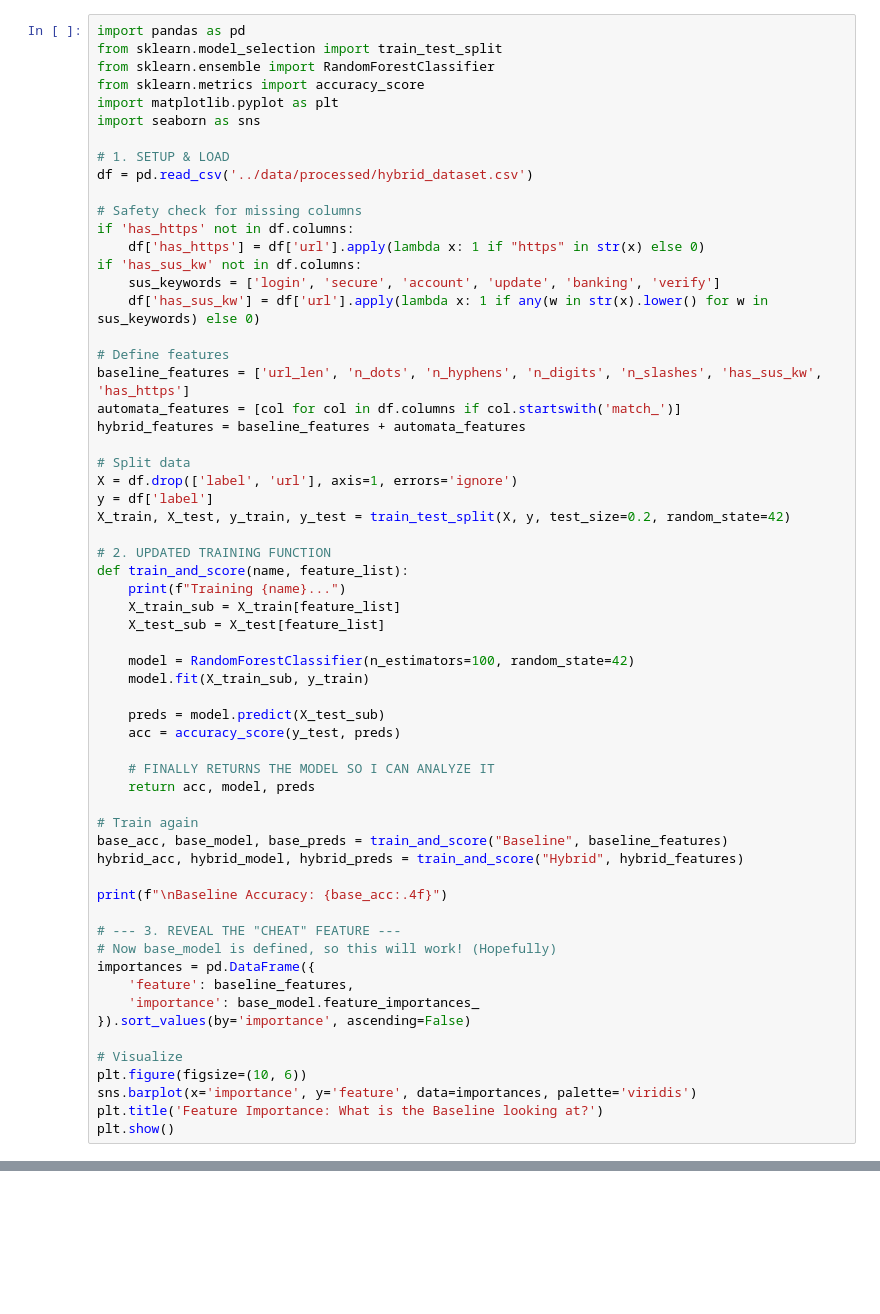
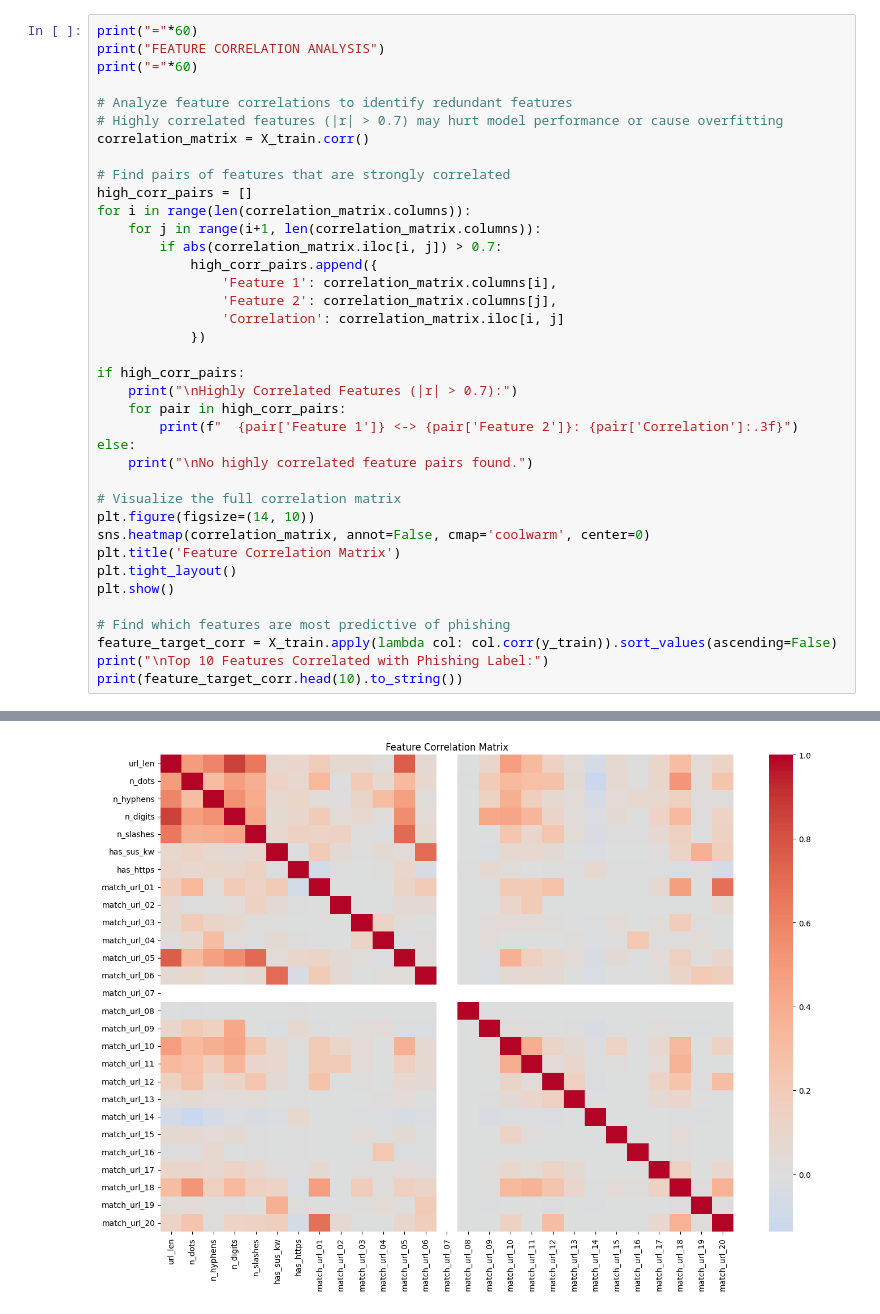
Before and after one commit to AlexWaite03/Capstone_Project, a Jupyter notebook: notebooks/model_training.ipynb, the cells around one changed output, grey strips where cells are left out. Cells and saved outputs as stored; diff of their text form; blank space fills up the shorter version.

```diff
--- a/notebooks/model_training.ipynb
+++ b/notebooks/model_training.ipynb
@@ -82,62 +63,39 @@ Hybrid Features:   27
 # %%
-import pandas as pd
-from sklearn.model_selection import train_test_split
-from sklearn.ensemble import RandomForestClassifier
-from sklearn.metrics import accuracy_score
-import matplotlib.pyplot as plt
-import seaborn as sns
+print("="*60)
+print("FEATURE CORRELATION ANALYSIS")
+print("="*60)
 
-# 1. SETUP & LOAD
-df = pd.read_csv('../data/processed/hybrid_dataset.csv')
+# Analyze feature correlations to identify redundant features
+# Highly correlated features (|r| > 0.7) may hurt model performance or cause overfitting
+correlation_matrix = X_train.corr()
 
-# Safety check for missing columns
-if 'has_https' not in df.columns:
-    df['has_https'] = df['url'].apply(lambda x: 1 if "https" in str(x) else 0)
-if 'has_sus_kw' not in df.columns:
-    sus_keywords = ['login', 'secure', 'account', 'update', 'banking', 'verify']
-    df['has_sus_kw'] = df['url'].apply(lambda x: 1 if any(w in str(x).lower() for w in sus_keywords) else 0)
+# Find pairs of features that are strongly correlated
+high_corr_pairs = []
+for i in range(len(correlation_matrix.columns)):
+    for j in range(i+1, len(correlation_matrix.columns)):
+        if abs(correlation_matrix.iloc[i, j]) > 0.7:
+            high_corr_pairs.append({
+                'Feature 1': correlation_matrix.columns[i],
+                'Feature 2': correlation_matrix.columns[j],
+                'Correlation': correlation_matrix.iloc[i, j]
+            })
 
-# Define features
-baseline_features = ['url_len', 'n_dots', 'n_hyphens', 'n_digits', 'n_slashes', 'has_sus_kw', 'has_https']
-automata_features = [col for col in df.columns if col.startswith('match_')]
-hybrid_features = baseline_features + automata_features
+if high_corr_pairs:
+    print("\nHighly Correlated Features (|r| > 0.7):")
+    for pair in high_corr_pairs:
+        print(f"  {pair['Feature 1']} <-> {pair['Feature 2']}: {pair['Correlation']:.3f}")
+else:
+    print("\nNo highly correlated feature pairs found.")
 
-# Split data
-X = df.drop(['label', 'url'], axis=1, errors='ignore')
-y = df['label']
-X_train, X_test, y_train, y_test = train_test_split(X, y, test_size=0.2, random_state=42)
+# Visualize the full correlation matrix
+plt.figure(figsize=(14, 10))
+sns.heatmap(correlation_matrix, annot=False, cmap='coolwarm', center=0)
+plt.title('Feature Correlation Matrix')
+plt.tight_layout()
+plt.show()
 
-# 2. UPDATED TRAINING FUNCTION
-def train_and_score(name, feature_list):
-    print(f"Training {name}...")
-    X_train_sub = X_train[feature_list]
-    X_test_sub = X_test[feature_list]
-
-    model = RandomForestClassifier(n_estimators=100, random_state=42)
-    model.fit(X_train_sub, y_train)
-
-    preds = model.predict(X_test_sub)
-    acc = accuracy_score(y_test, preds)
-
-    # FINALLY RETURNS THE MODEL SO I CAN ANALYZE IT
-    return acc, model, preds
-
-# Train again
-base_acc, base_model, base_preds = train_and_score("Baseline", baseline_features)
-hybrid_acc, hybrid_model, hybrid_preds = train_and_score("Hybrid", hybrid_features)
-
-print(f"\nBaseline Accuracy: {base_acc:.4f}")
-
-# --- 3. REVEAL THE "CHEAT" FEATURE ---
-# Now base_model is defined, so this will work! (Hopefully)
-importances = pd.DataFrame({
-    'feature': baseline_features,
-    'importance': base_model.feature_importances_
-}).sort_values(by='importance', ascending=False)
-
-# Visualize
-plt.figure(figsize=(10, 6))
-sns.barplot(x='importance', y='feature', data=importances, palette='viridis')
-plt.title('Feature Importance: What is the Baseline looking at?')
-plt.show()
+# Find which features are most predictive of phishing
+feature_target_corr = X_train.apply(lambda col: col.corr(y_train)).sort_values(ascending=False)
+print("\nTop 10 Features Correlated with Phishing Label:")
+print(feature_target_corr.head(10).to_string())
 # %% [output]
@@ -147,0 +111 @@ Baseline Accuracy: 0.9980
+[figure, new version]
```
Also changed, not shown: parts of 7 cells of this notebook, 5 other files.
